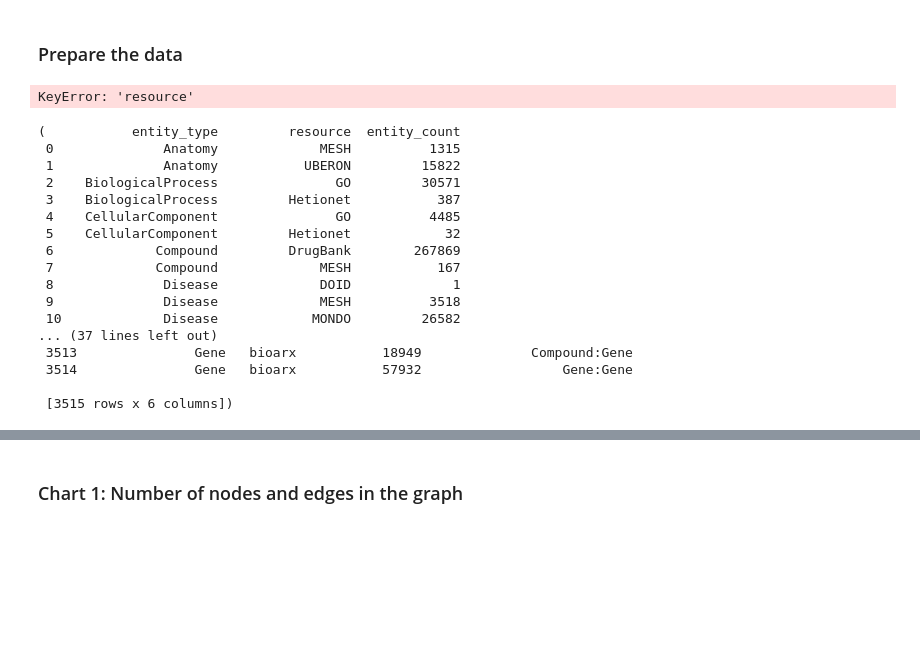
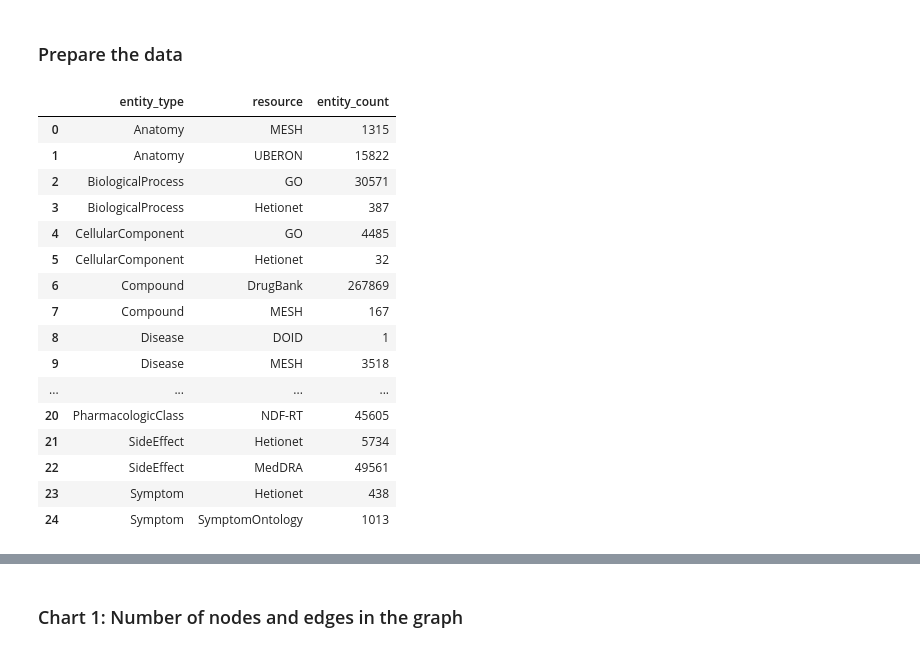
Before and after one commit to open-prophetdb/biomedgps-data, a Jupyter notebook: graph_analysis/visualize.ipynb, the cells around one changed output, grey strips where cells are left out. Drawn from its saved outputs; the diff is of its cells as text; code cells hidden in the pictures; blank space fills up the shorter version.

```diff
--- a/graph_analysis/visualize.ipynb
+++ b/graph_analysis/visualize.ipynb
@@ -36,7 +41,7 @@ import pandas as pd
 
 entities = pd.read_csv(entity_file, sep="\t")
 relations = pd.read_csv(relation_file, sep="\t")
-node_stat, edge_stat = biomedgps2stat(entities, relations)
+node_stat, edge_stat, real_node_stat = biomedgps2stat(entities, relations, enable_stat_real_entities=True)
 
 # Merge two columns: start_entity_type and end_entity_type, the string format is "start_entity_type:end_entity_type"
 edge_stat["simple_relation_type"] = (
@@ -47,25 +52,27 @@ edge_stat["simple_relation_type"] = (
 edge_stat["simple_relation_type"] = edge_stat["simple_relation_type"].apply(
     lambda x: ":".join(sorted(x.split(":")))
 )
+
+edge_stat.to_csv(os.path.join(datadir, "edge_stat.tsv"), sep="\t", index=False)
+node_stat.to_csv(os.path.join(datadir, "node_stat.tsv"), sep="\t", index=False)
+real_node_stat.to_csv(os.path.join(datadir, "real_node_stat.tsv"), sep="\t", index=False)
-# %% [output]
-KeyError: 'resource'
 # %%
-node_stat, edge_stat
+node_stat
 # %% [output]
-(           entity_type         resource  entity_count
- 0              Anatomy             MESH          1315
- 1              Anatomy           UBERON         15822
- 2    BiologicalProcess               GO         30571
- 3    BiologicalProcess         Hetionet           387
- 4    CellularComponent               GO          4485
- 5    CellularComponent         Hetionet            32
- 6             Compound         DrugBank        267869
- 7             Compound             MESH           167
- 8              Disease             DOID             1
- 9              Disease             MESH          3518
- 10             Disease            MONDO         26582
-... (37 lines left out)
- 3513               Gene   bioarx           18949              Compound:Gene
- 3514               Gene   bioarx           57932                  Gene:Gene
-
- [3515 rows x 6 columns])
+|  | entity_type | resource | entity_count |
+| 0 | Anatomy | MESH | 1315 |
+| 1 | Anatomy | UBERON | 15822 |
+| 2 | BiologicalProcess | GO | 30571 |
+| 3 | BiologicalProcess | Hetionet | 387 |
+| 4 | CellularComponent | GO | 4485 |
+| 5 | CellularComponent | Hetionet | 32 |
+| 6 | Compound | DrugBank | 267869 |
+| 7 | Compound | MESH | 167 |
+| 8 | Disease | DOID | 1 |
+| 9 | Disease | MESH | 3518 |
+| ... | ... | ... | ... |
+| 20 | PharmacologicClass | NDF-RT | 45605 |
+| 21 | SideEffect | Hetionet | 5734 |
+| 22 | SideEffect | MedDRA | 49561 |
+| 23 | Symptom | Hetionet | 438 |
+| 24 | Symptom | SymptomOntology | 1013 |
```
Also changed, not shown: parts of 14 cells of this notebook, 5 other files.
